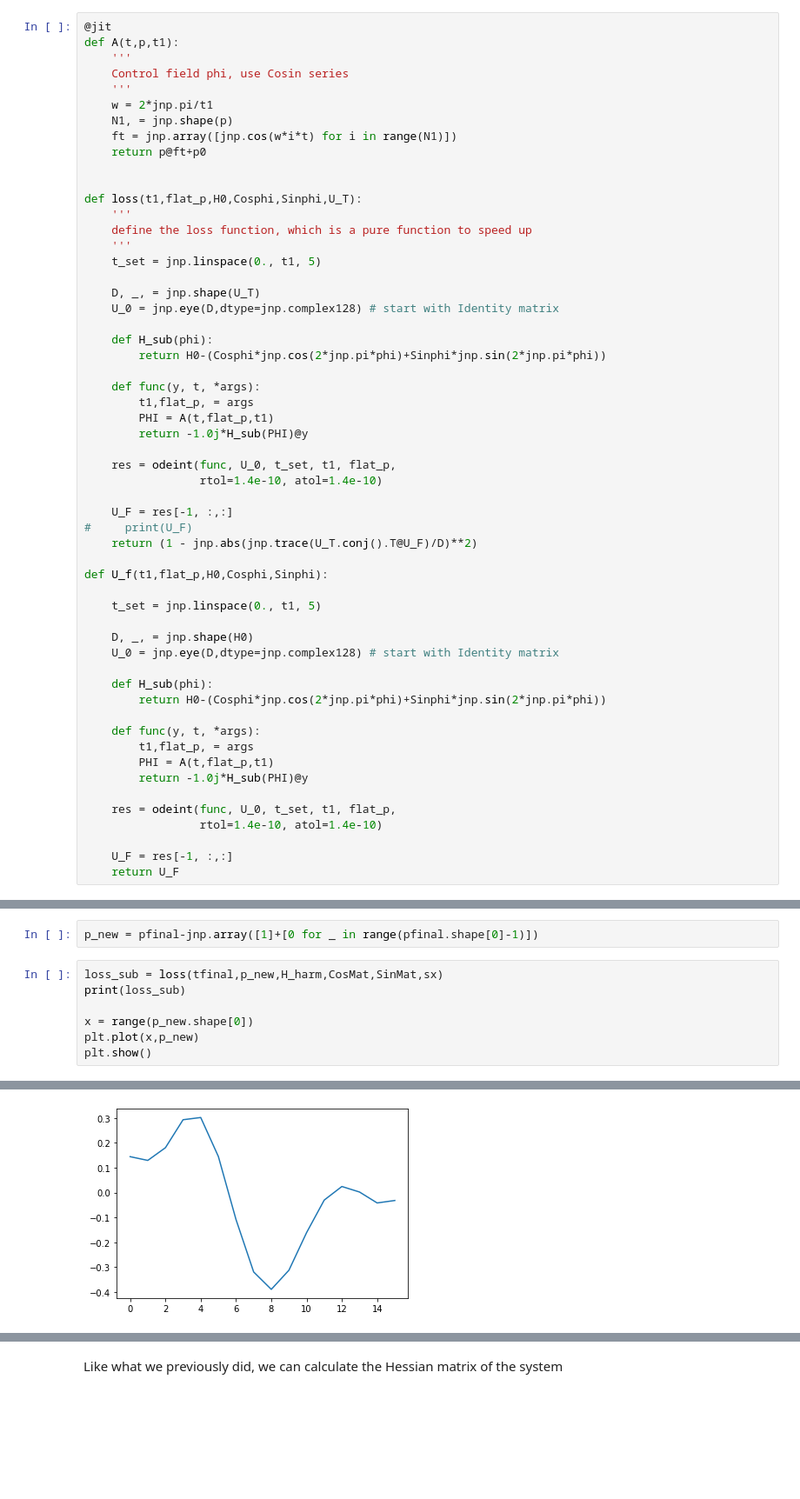
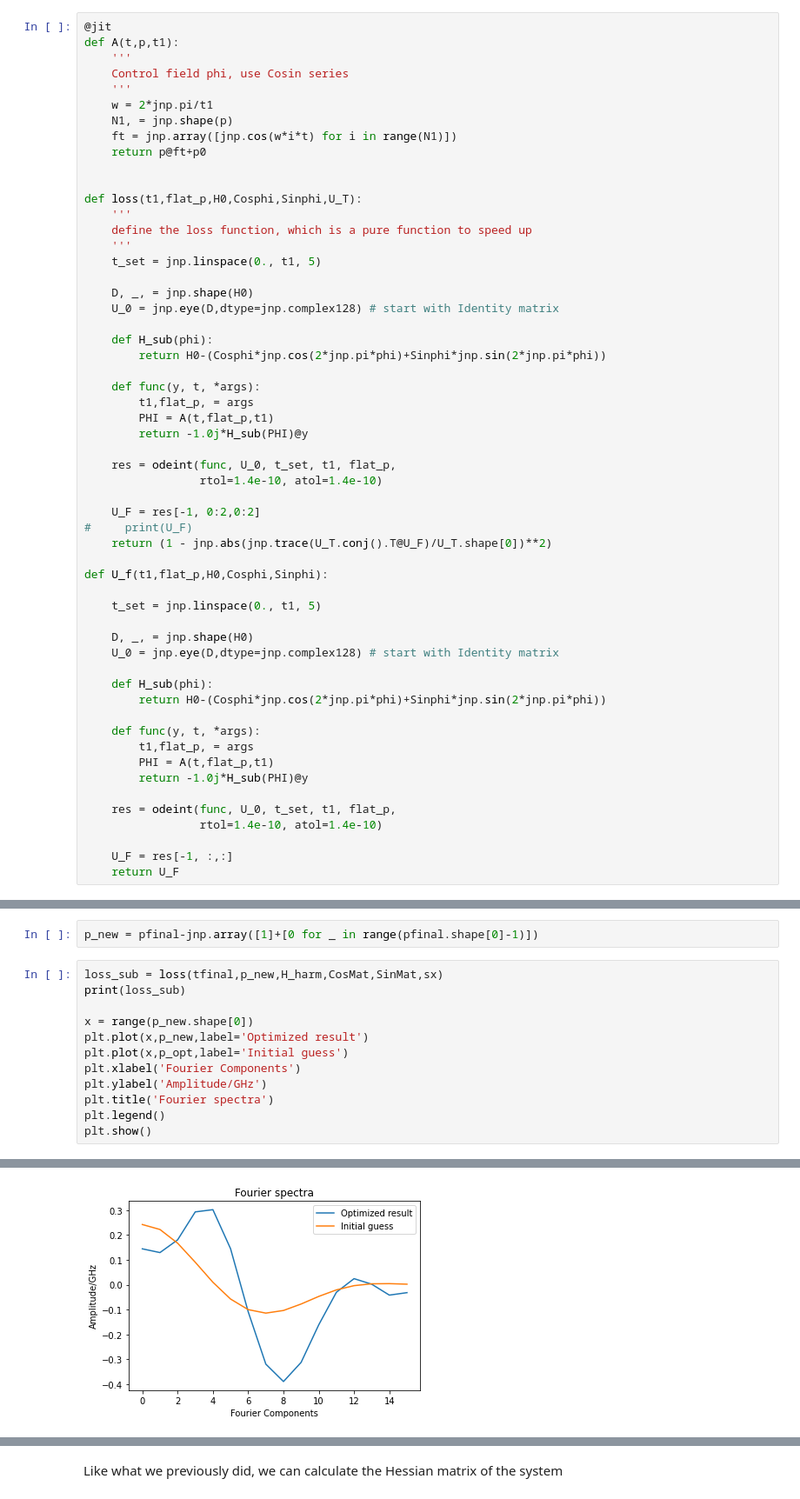
Before and after one commit to jeffreyyao128/qoptimize, a Jupyter notebook: Fluxonium.ipynb, the cells around one changed output, grey strips where cells are left out. Shown at 87% size. Drawn from its saved outputs; the diff is of its cells as text; blank space fills up the shorter version.

```diff
--- a/Fluxonium.ipynb
+++ b/Fluxonium.ipynb
@@ -116,7 +129,7 @@ def loss(t1,flat_p,H0,Cosphi,Sinphi,U_T):
     '''
     t_set = jnp.linspace(0., t1, 5)
 
-    D, _, = jnp.shape(U_T)
+    D, _, = jnp.shape(H0)
     U_0 = jnp.eye(D,dtype=jnp.complex128) # start with Identity matrix
 
     def H_sub(phi):
@@ -130,9 +143,9 @@ def loss(t1,flat_p,H0,Cosphi,Sinphi,U_T):
     res = odeint(func, U_0, t_set, t1, flat_p,
                  rtol=1.4e-10, atol=1.4e-10)
 
-    U_F = res[-1, :,:]
+    U_F = res[-1, 0:2,0:2]
 #     print(U_F)
-    return (1 - jnp.abs(jnp.trace(U_T.conj().T@U_F)/D)**2)
+    return (1 - jnp.abs(jnp.trace(U_T.conj().T@U_F)/U_T.shape[0])**2)
 
 def U_f(t1,flat_p,H0,Cosphi,Sinphi):
 
@@ -319,6 +302,11 @@ loss_sub = loss(tfinal,p_new,H_harm,CosMat,SinMat,sx)
 print(loss_sub)
 
 x = range(p_new.shape[0])
-plt.plot(x,p_new)
+plt.plot(x,p_new,label='Optimized result')
+plt.plot(x,p_opt,label='Initial guess')
+plt.xlabel('Fourier Components')
+plt.ylabel('Amplitude/GHz')
+plt.title('Fourier spectra')
+plt.legend()
 plt.show()
 # %% [output]
@@ -327,4 +313,4 @@ plt.show()
 3.2871483313101635e-11
-[figure, old version]
+[figure, new version]
 # %%
 t_list = jnp.linspace(0.,tfinal,100)
```
Also changed, not shown: parts of 24 cells of this notebook, 1 other file.
